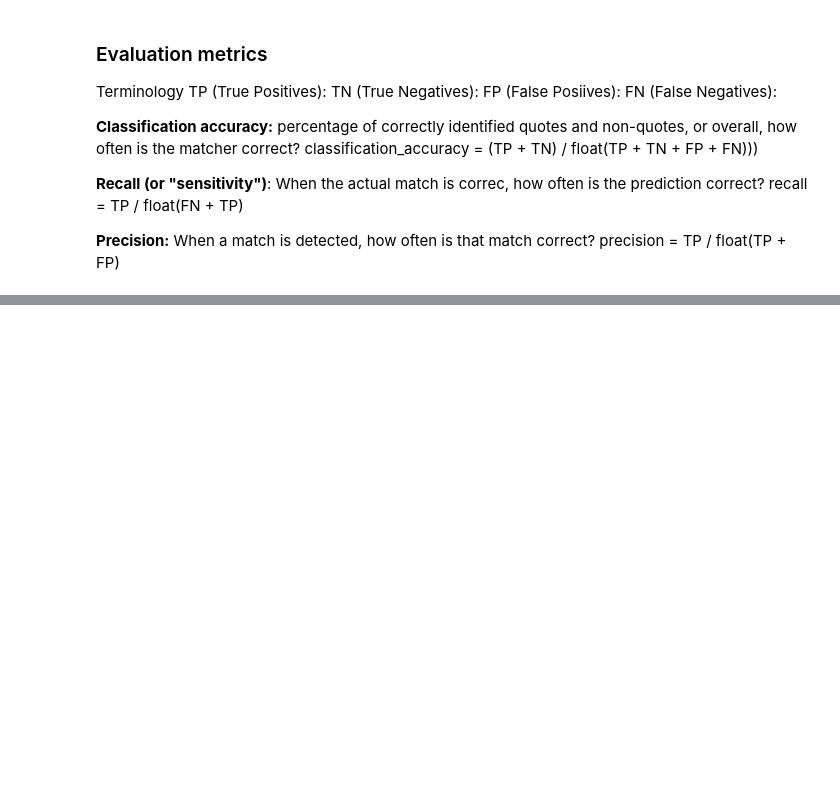
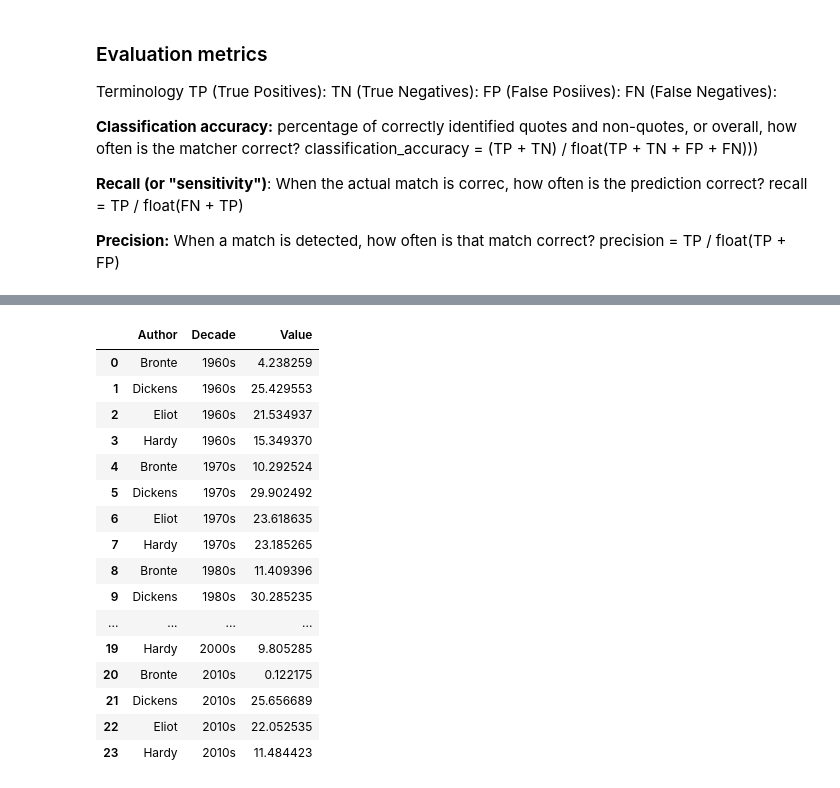
Before and after one commit to lit-mod-viz/middlemarch-critical-histories, a Jupyter notebook: notebooks/jstor-data-and-analysis.ipynb, the cells around one changed output, grey strips where cells are left out. Saved outputs shown, nothing was run; the diff lists cells and outputs as text; code cells hidden in the pictures; blank space fills up the shorter version.

```diff
--- a/notebooks/jstor-data-and-analysis.ipynb
+++ b/notebooks/jstor-data-and-analysis.ipynb
@@ -2741,0 +2766,2 @@ for i, row in geJournalCodes.iterrows():
+# %%
+vs_authors_df = pd.read_csv("../../../Middlematch/VS-author-title-frequencies/VS-author-term_frequencies.csv")
@@ -2741,0 +2776,24 @@ for i, row in geJournalCodes.iterrows():
+# %%
+vs_authors_df = vs_authors_df.melt(id_vars=["Author"],
+        var_name = "Decade",
+                                   value_name="Value")
+# %%
+vs_authors_df
+# %% [output]
+|  | Author | Decade | Value |
+| 0 | Bronte | 1960s | 4.238259 |
+| 1 | Dickens | 1960s | 25.429553 |
+| 2 | Eliot | 1960s | 21.534937 |
+| 3 | Hardy | 1960s | 15.349370 |
+| 4 | Bronte | 1970s | 10.292524 |
+| 5 | Dickens | 1970s | 29.902492 |
+| 6 | Eliot | 1970s | 23.618635 |
+| 7 | Hardy | 1970s | 23.185265 |
+| 8 | Bronte | 1980s | 11.409396 |
+| 9 | Dickens | 1980s | 30.285235 |
+| ... | ... | ... | ... |
+| 19 | Hardy | 2000s | 9.805285 |
+| 20 | Bronte | 2010s | 0.122175 |
+| 21 | Dickens | 2010s | 25.656689 |
+| 22 | Eliot | 2010s | 22.052535 |
+| 23 | Hardy | 2010s | 11.484423 |
```
Also changed, not shown: parts of 20 cells of this notebook, 7 other files.
